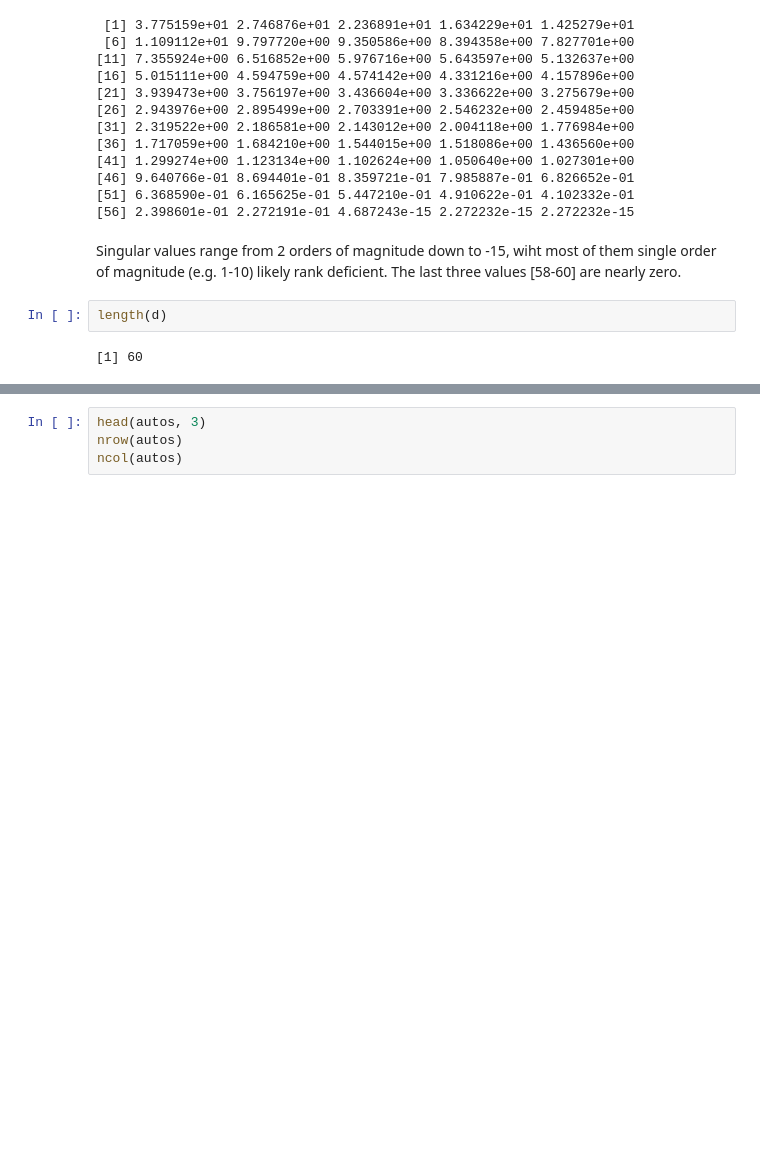
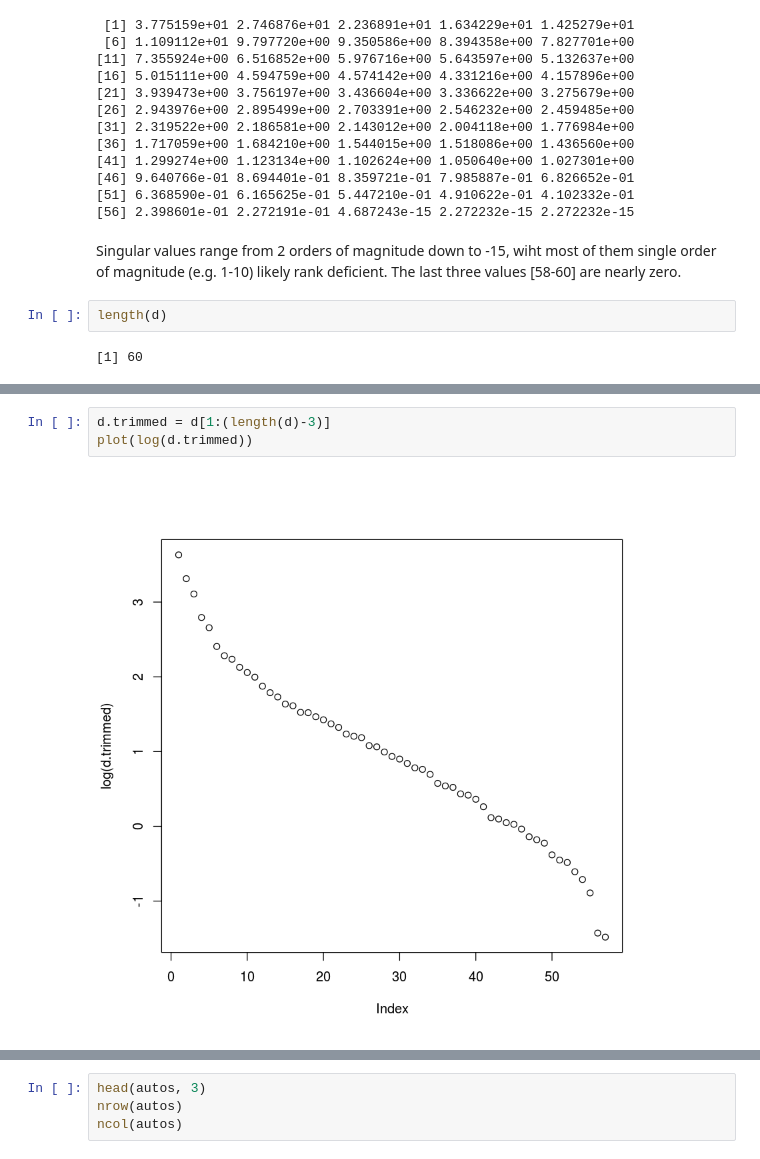
Before and after one commit to JingruWu10/UW_DataScience, a Jupyter notebook: Q2/HW07/HW07_Salemann_DRAFT.ipynb, the cells around one changed output, grey strips where cells are left out. Saved outputs shown, nothing was run; the diff lists cells and outputs as text; blank space fills up the shorter version.

```diff
--- a/Q2/HW07/HW07_Salemann_DRAFT.ipynb
+++ b/Q2/HW07/HW07_Salemann_DRAFT.ipynb
@@ -310,0 +291,5 @@ tail(D)
+# %%
+d.trimmed = d[1:(length(d)-3)]
+plot(log(d.trimmed))
+# %% [output]
+[figure, added]
```
Also changed, not shown: parts of 18 cells of this notebook.
